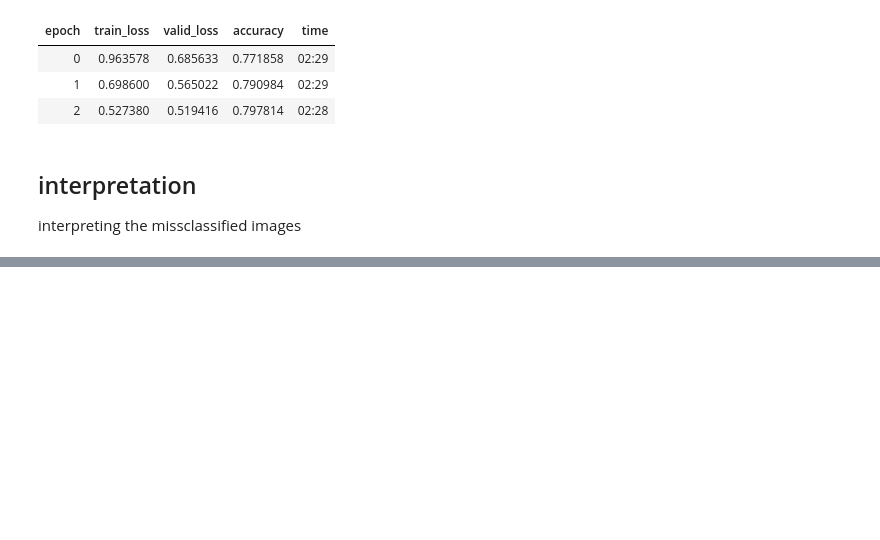
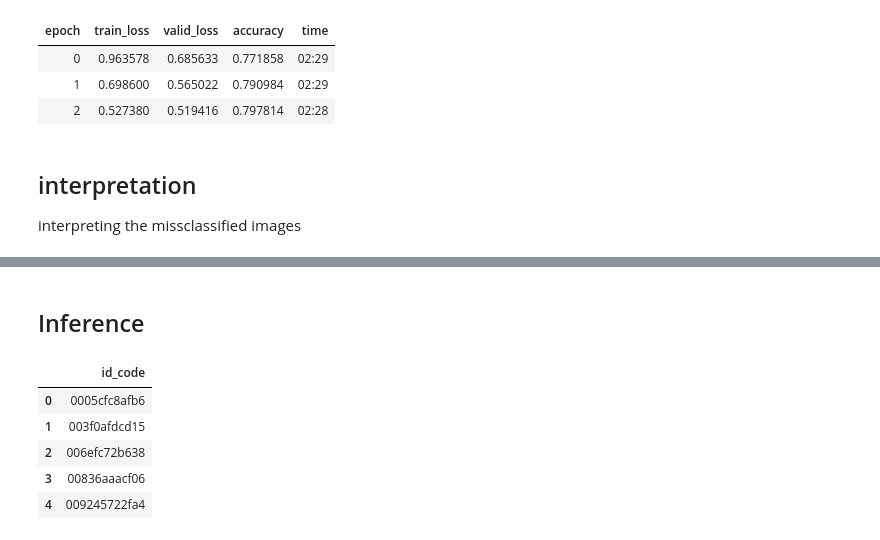
Before and after one commit to humandotlearning/Competitions, a Jupyter notebook: kaggle/APTOS_2019_Blindness_Detection/APTOS_2019_Blindness_Detection.ipynb, the cells around one changed output, grey strips where cells are left out. Saved outputs shown, nothing was run; the diff lists cells and outputs as text; code cells hidden in the pictures; blank space fills up the shorter version.

Commit message:
code for inference

```diff
--- a/kaggle/APTOS_2019_Blindness_Detection/APTOS_2019_Blindness_Detection.ipynb
+++ b/kaggle/APTOS_2019_Blindness_Detection/APTOS_2019_Blindness_Detection.ipynb
@@ -84,0 +86,13 @@ interp.plot_top_losses(9)
+# %% [markdown]
+## Inference
+# %%
+# test dataframe
+test_df = pd.read_csv('test.csv')
+test_df.head()
+# %% [output]
+|  | id_code |
+| 0 | 0005cfc8afb6 |
+| 1 | 003f0afdcd15 |
+| 2 | 006efc72b638 |
+| 3 | 00836aaacf06 |
+| 4 | 009245722fa4 |
```
Also changed, not shown: parts of 9 cells of this notebook.
